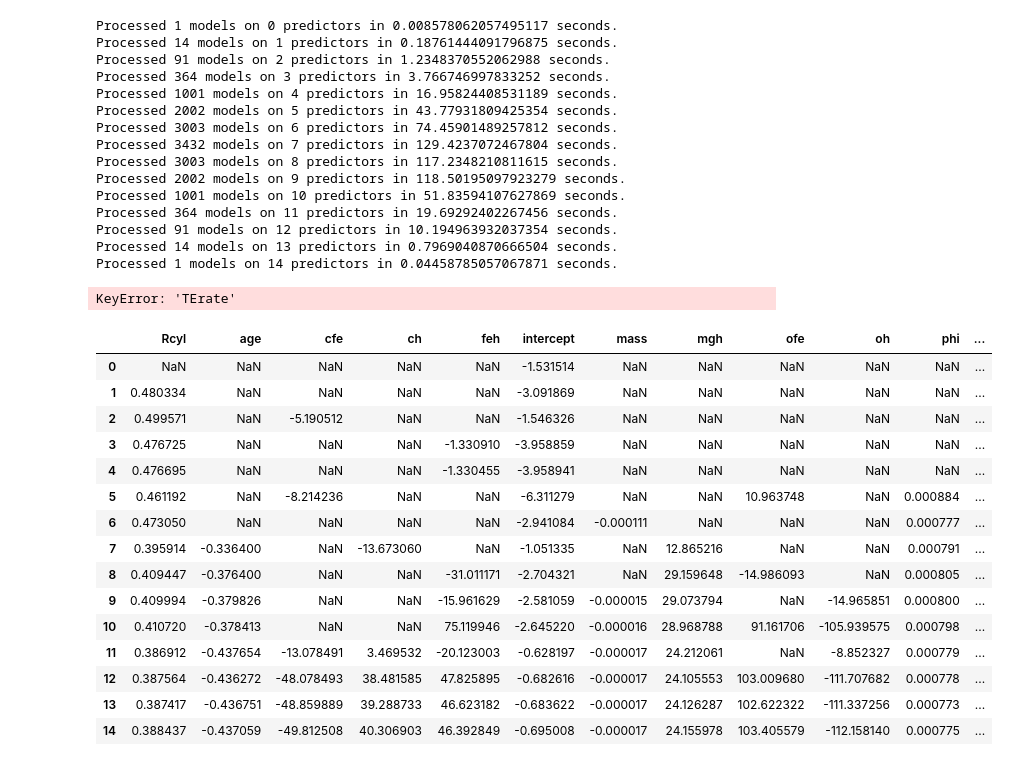
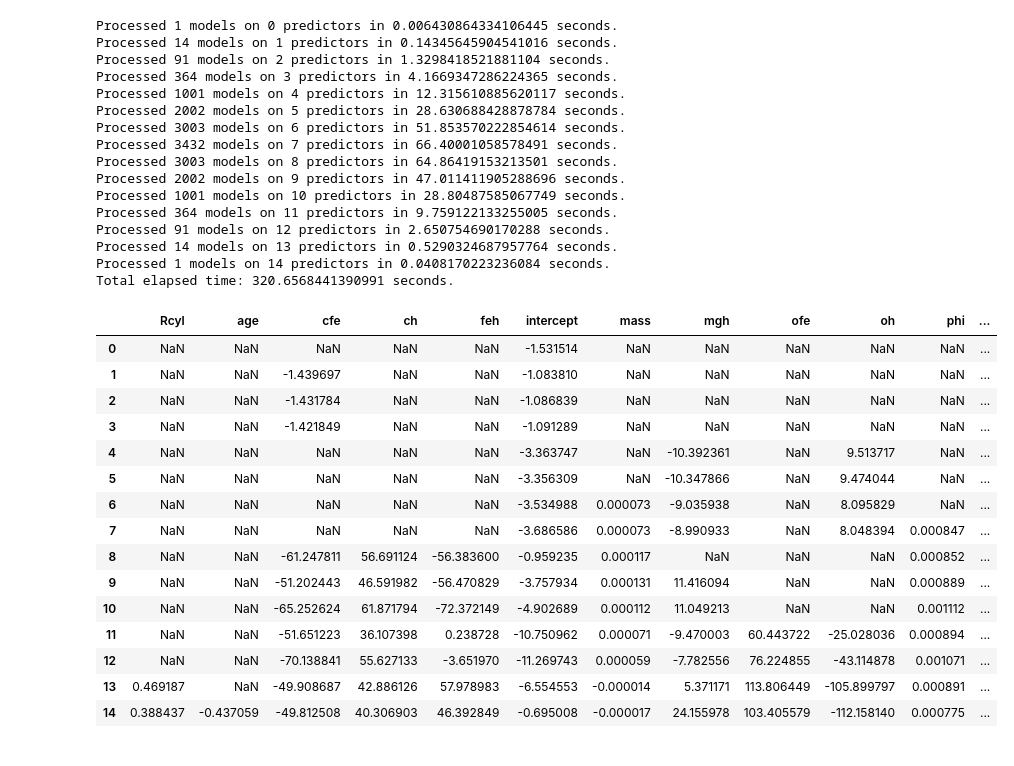
Before and after one commit to Chrillemis/AppStatProject, a Jupyter notebook: Best_Subset_Selection/Christian VariableSelection.ipynb, the cells around one changed output. Cells and saved outputs as stored; diff of their text form; code cells hidden in the pictures.

```diff
--- a/Best_Subset_Selection/Christian VariableSelection.ipynb
+++ b/Best_Subset_Selection/Christian VariableSelection.ipynb
@@ -28,7 +28,7 @@ DataFinalTest['IsMigratorInt'] = y_test
 # %%
 # Found on google
 def processSubset(feature_set):
-    # Fit model on feature_set and calculate RSS
+    # Fit model on feature_set and calculate Cross entropy
     X = MS(list(feature_set)).fit_transform(DataFinal[list(feature_set)])
     model = sm.GLM(
         DataFinal["IsMigratorInt"]
@@ -36,10 +36,17 @@ def processSubset(feature_set):
         , family = sm.families.Binomial()
         )
     regr = model.fit()
-    TErate = np.mean((regr.predict(X) >= 0.5) != DataFinal['IsMigratorInt'])
-    MSEtest: float = ((regr.predict((sm.add_constant(DataFinalTest[list(feature_set)])) ) - y_test)**2).mean()
 
-    return {"model": regr, "TErate": TErate, "MSEtest": MSEtest}
+    maskIsMigrator = y_test == 1
+    maskIsNotMigrator = y_test == 0
+    predictions = regr.predict(sm.add_constant(DataFinalTest[list(feature_set)]))
+
+    CrossEntropy = np.mean(
+        y_test[maskIsMigrator]*np.log(predictions[maskIsMigrator])
+        ) + np.mean(
+            (1-y_test[maskIsNotMigrator])*np.log(predictions[maskIsNotMigrator])
+            )
+    return {"model": regr, "CrossEntropy": CrossEntropy}
 
 def getBest(k):
 
@@ -54,7 +61,7 @@ def getBest(k):
     models = pd.DataFrame(results)
 
     # Choose the model with the highest RSS
-    best_model = models.loc[models['TErate'].argmin()]
+    best_model = models.loc[models['CrossEntropy'].argmax()]
 
     toc = time.time()
     print("Processed", models.shape[0], "models on", k, "predictors in", (toc-tic), "seconds.")
@@ -62,28 +69,29 @@ def getBest(k):
     # Return the best model, along with some other useful information about the model
     return best_model
 # %%
-models_best = pd.DataFrame(columns=["TErate", "model", "MSEtest"])
+models_best = pd.DataFrame(columns=["model", "CrossEntropy"])
 
 tic = time.time()
+# getBest(1)
 for i in range(len(DataFinal.iloc[:,:-1].columns)):
     models_best.loc[i] = getBest(i)
 
 toc = time.time()
 print("Total elapsed time:", (toc-tic), "seconds.")
 # %% [output]
-Processed 1 models on 0 predictors in 0.008578062057495117 seconds.
-Processed 14 models on 1 predictors in 0.18761444091796875 seconds.
-Processed 91 models on 2 predictors in 1.2348370552062988 seconds.
-Processed 364 models on 3 predictors in 3.766746997833252 seconds.
-Processed 1001 models on 4 predictors in 16.95824408531189 seconds.
-Processed 2002 models on 5 predictors in 43.77931809425354 seconds.
-Processed 3003 models on 6 predictors in 74.45901489257812 seconds.
-Processed 3432 models on 7 predictors in 129.4237072467804 seconds.
-Processed 3003 models on 8 predictors in 117.2348210811615 seconds.
-Processed 2002 models on 9 predictors in 118.50195097923279 seconds.
-Processed 1001 models on 10 predictors in 51.83594107627869 seconds.
-Processed 364 models on 11 predictors in 19.69292402267456 seconds.
-Processed 91 models on 12 predictors in 10.194963932037354 seconds.
-Processed 14 models on 13 predictors in 0.7969040870666504 seconds.
-Processed 1 models on 14 predictors in 0.04458785057067871 seconds.
+Processed 1 models on 0 predictors in 0.006430864334106445 seconds.
+Processed 14 models on 1 predictors in 0.14345645904541016 seconds.
+Processed 91 models on 2 predictors in 1.3298418521881104 seconds.
+Processed 364 models on 3 predictors in 4.1669347286224365 seconds.
+Processed 1001 models on 4 predictors in 12.315610885620117 seconds.
+Processed 2002 models on 5 predictors in 28.630688428878784 seconds.
+Processed 3003 models on 6 predictors in 51.853570222854614 seconds.
+Processed 3432 models on 7 predictors in 66.40001058578491 seconds.
+Processed 3003 models on 8 predictors in 64.86419153213501 seconds.
+Processed 2002 models on 9 predictors in 47.011411905288696 seconds.
+Processed 1001 models on 10 predictors in 28.80487585067749 seconds.
+Processed 364 models on 11 predictors in 9.759122133255005 seconds.
+Processed 91 models on 12 predictors in 2.650754690170288 seconds.
+Processed 14 models on 13 predictors in 0.5290324687957764 seconds.
+Processed 1 models on 14 predictors in 0.0408170223236084 seconds.
+Total elapsed time: 320.6568441390991 seconds.
-KeyError: 'TErate'
@@ -93,23 +98,23 @@ KeyError: 'TErate'
 # %%
-Outcome = models_best.apply(lambda row: row[1].params, axis=1) # get the parameters of the best model for each number of predictors
+Outcome = models_best.apply(lambda row: row["model"].params, axis=1) # get the parameters of the best model for each number of predictors
 Outcome = pd.DataFrame(Outcome)
 Outcome.to_csv('OutcomeBestSubsetSelection.csv')
 Outcome
 # %% [output]
 |  | Rcyl | age | cfe | ch | feh | intercept | mass | mgh | ofe | oh | phi | ... |
 | 0 | NaN | NaN | NaN | NaN | NaN | -1.531514 | NaN | NaN | NaN | NaN | NaN | ... |
-| 1 | 0.480334 | NaN | NaN | NaN | NaN | -3.091869 | NaN | NaN | NaN | NaN | NaN | ... |
-| 2 | 0.499571 | NaN | -5.190512 | NaN | NaN | -1.546326 | NaN | NaN | NaN | NaN | NaN | ... |
-| 3 | 0.476725 | NaN | NaN | NaN | -1.330910 | -3.958859 | NaN | NaN | NaN | NaN | NaN | ... |
-| 4 | 0.476695 | NaN | NaN | NaN | -1.330455 | -3.958941 | NaN | NaN | NaN | NaN | NaN | ... |
-| 5 | 0.461192 | NaN | -8.214236 | NaN | NaN | -6.311279 | NaN | NaN | 10.963748 | NaN | 0.000884 | ... |
-| 6 | 0.473050 | NaN | NaN | NaN | NaN | -2.941084 | -0.000111 | NaN | NaN | NaN | 0.000777 | ... |
-| 7 | 0.395914 | -0.336400 | NaN | -13.673060 | NaN | -1.051335 | NaN | 12.865216 | NaN | NaN | 0.000791 | ... |
-| 8 | 0.409447 | -0.376400 | NaN | NaN | -31.011171 | -2.704321 | NaN | 29.159648 | -14.986093 | NaN | 0.000805 | ... |
-| 9 | 0.409994 | -0.379826 | NaN | NaN | -15.961629 | -2.581059 | -0.000015 | 29.073794 | NaN | -14.965851 | 0.000800 | ... |
-| 10 | 0.410720 | -0.378413 | NaN | NaN | 75.119946 | -2.645220 | -0.000016 | 28.968788 | 91.161706 | -105.939575 | 0.000798 | ... |
-| 11 | 0.386912 | -0.437654 | -13.078491 | 3.469532 | -20.123003 | -0.628197 | -0.000017 | 24.212061 | NaN | -8.852327 | 0.000779 | ... |
-| 12 | 0.387564 | -0.436272 | -48.078493 | 38.481585 | 47.825895 | -0.682616 | -0.000017 | 24.105553 | 103.009680 | -111.707682 | 0.000778 | ... |
-| 13 | 0.387417 | -0.436751 | -48.859889 | 39.288733 | 46.623182 | -0.683622 | -0.000017 | 24.126287 | 102.622322 | -111.337256 | 0.000773 | ... |
+| 1 | NaN | NaN | -1.439697 | NaN | NaN | -1.083810 | NaN | NaN | NaN | NaN | NaN | ... |
+| 2 | NaN | NaN | -1.431784 | NaN | NaN | -1.086839 | NaN | NaN | NaN | NaN | NaN | ... |
+| 3 | NaN | NaN | -1.421849 | NaN | NaN | -1.091289 | NaN | NaN | NaN | NaN | NaN | ... |
+| 4 | NaN | NaN | NaN | NaN | NaN | -3.363747 | NaN | -10.392361 | NaN | 9.513717 | NaN | ... |
+| 5 | NaN | NaN | NaN | NaN | NaN | -3.356309 | NaN | -10.347866 | NaN | 9.474044 | NaN | ... |
+| 6 | NaN | NaN | NaN | NaN | NaN | -3.534988 | 0.000073 | -9.035938 | NaN | 8.095829 | NaN | ... |
+| 7 | NaN | NaN | NaN | NaN | NaN | -3.686586 | 0.000073 | -8.990933 | NaN | 8.048394 | 0.000847 | ... |
+| 8 | NaN | NaN | -61.247811 | 56.691124 | -56.383600 | -0.959235 | 0.000117 | NaN | NaN | NaN | 0.000852 | ... |
+| 9 | NaN | NaN | -51.202443 | 46.591982 | -56.470829 | -3.757934 | 0.000131 | 11.416094 | NaN | NaN | 0.000889 | ... |
+| 10 | NaN | NaN | -65.252624 | 61.871794 | -72.372149 | -4.902689 | 0.000112 | 11.049213 | NaN | NaN | 0.001112 | ... |
+| 11 | NaN | NaN | -51.651223 | 36.107398 | 0.238728 | -10.750962 | 0.000071 | -9.470003 | 60.443722 | -25.028036 | 0.000894 | ... |
+| 12 | NaN | NaN | -70.138841 | 55.627133 | -3.651970 | -11.269743 | 0.000059 | -7.782556 | 76.224855 | -43.114878 | 0.001071 | ... |
+| 13 | 0.469187 | NaN | -49.908687 | 42.886126 | 57.978983 | -6.554553 | -0.000014 | 5.371171 | 113.806449 | -105.899797 | 0.000891 | ... |
 | 14 | 0.388437 | -0.437059 | -49.812508 | 40.306903 | 46.392849 | -0.695008 | -0.000017 | 24.155978 | 103.405579 | -112.158140 | 0.000775 | ... |
 # %%
```
Also changed, not shown: parts of 8 cells of this notebook, 3 other files.
